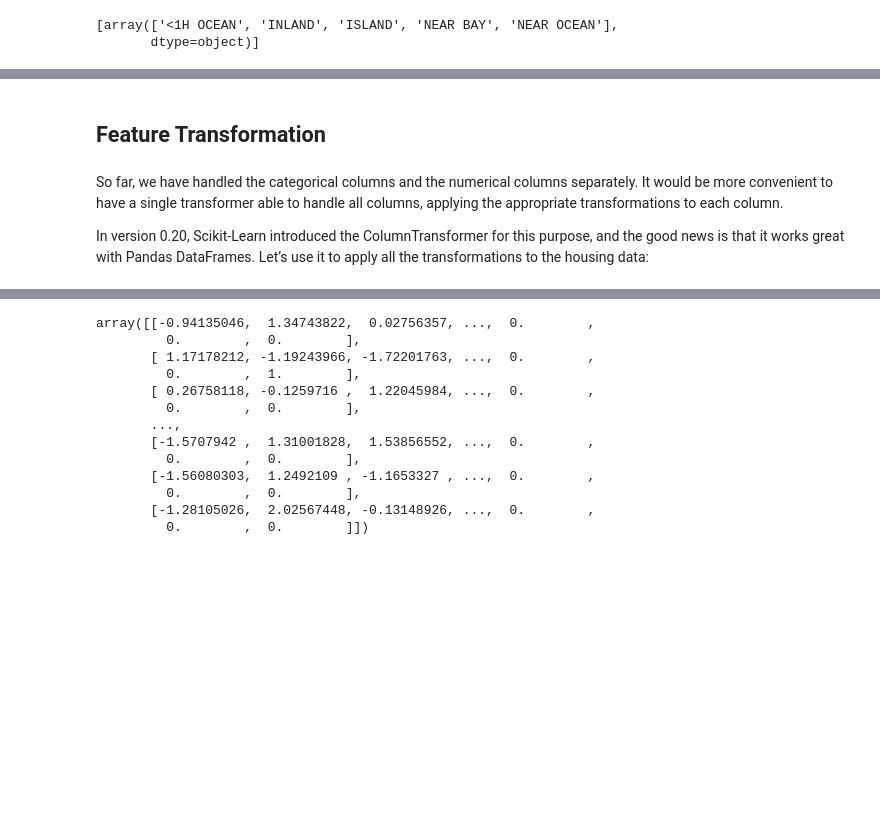
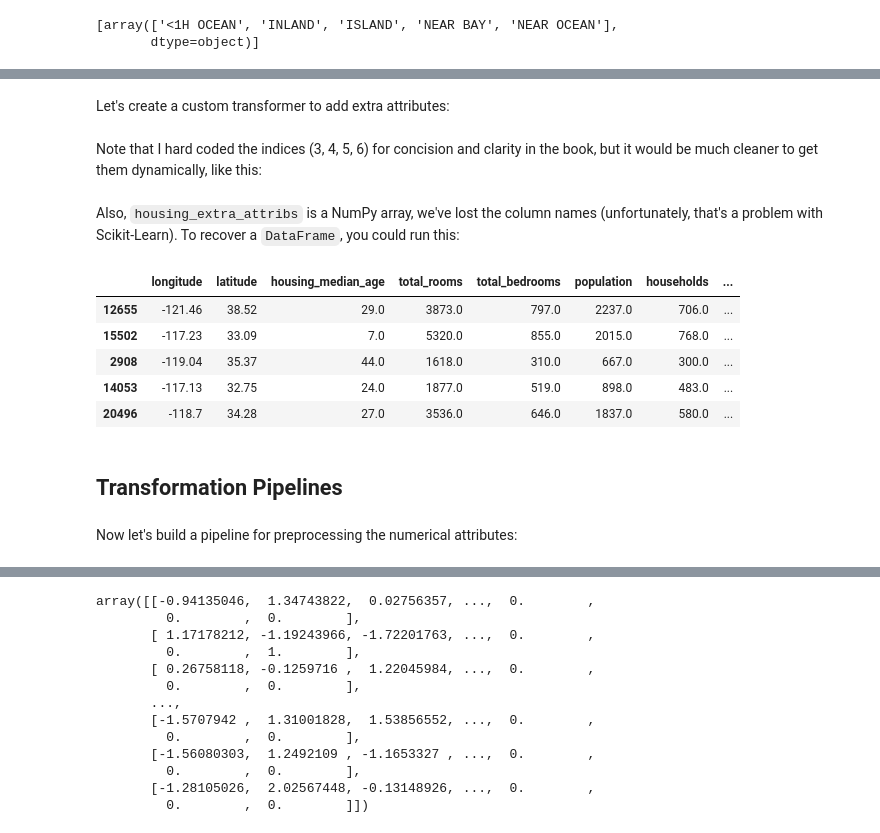
Before and after one commit to salmasamiei/From_Shallow_to_Deep, a Jupyter notebook: 02_end_to_end_machine_learning_project.ipynb, the cells around one changed output, grey strips where cells are left out. Saved outputs shown, nothing was run; the diff lists cells and outputs as text; code cells hidden in the pictures; blank space fills up the shorter version.

```diff
--- a/02_end_to_end_machine_learning_project.ipynb
+++ b/02_end_to_end_machine_learning_project.ipynb
@@ -614,0 +615,2 @@ cat_encoder.categories_
+# %% [markdown]
+Let's create a custom transformer to add extra attributes:
@@ -614,0 +640,2 @@ cat_encoder.categories_
+# %% [markdown]
+Note that I hard coded the indices (3, 4, 5, 6) for concision and clarity in the book, but it would be much cleaner to get them dynamically, like this:
@@ -615,11 +646,22 @@ cat_encoder.categories_
+# %% [markdown]
+Also, `housing_extra_attribs` is a NumPy array, we've lost the column names (unfortunately, that's a problem with Scikit-Learn). To recover a `DataFrame`, you could run this:
+# %%
+housing_extra_attribs = pd.DataFrame(
+    housing_extra_attribs,
+    columns=list(housing.columns)+["rooms_per_household", "population_per_household"],
+    index=housing.index)
+housing_extra_attribs.head()
+# %% [output]
+|  | longitude | latitude | housing_median_age | total_rooms | total_bedrooms | population | households | ... |
+| 12655 | -121.46 | 38.52 | 29.0 | 3873.0 | 797.0 | 2237.0 | 706.0 | ... |
+| 15502 | -117.23 | 33.09 | 7.0 | 5320.0 | 855.0 | 2015.0 | 768.0 | ... |
+| 2908 | -119.04 | 35.37 | 44.0 | 1618.0 | 310.0 | 667.0 | 300.0 | ... |
+| 14053 | -117.13 | 32.75 | 24.0 | 1877.0 | 519.0 | 898.0 | 483.0 | ... |
+| 20496 | -118.7 | 34.28 | 27.0 | 3536.0 | 646.0 | 1837.0 | 580.0 | ... |
 # %% [markdown]
-## Feature Transformation
+## Transformation Pipelines
-# %% [markdown]
-So far, we have handled the categorical columns and the numerical columns separately. It would be more convenient to have a single transformer able to handle all columns, applying the appropriate transformations to each column.
-
-In version 0.20,
-Scikit-Learn introduced the ColumnTransformer for this purpose, and the good news
-is that it works great with Pandas DataFrames. Let’s use it to apply all the transformations to the housing data:
+# %% [markdown]
+Now let's build a pipeline for preprocessing the numerical attributes:
 # %%
 from sklearn.pipeline import Pipeline
 from sklearn.preprocessing import StandardScaler
```
Also changed, not shown: parts of 81 cells of this notebook.
